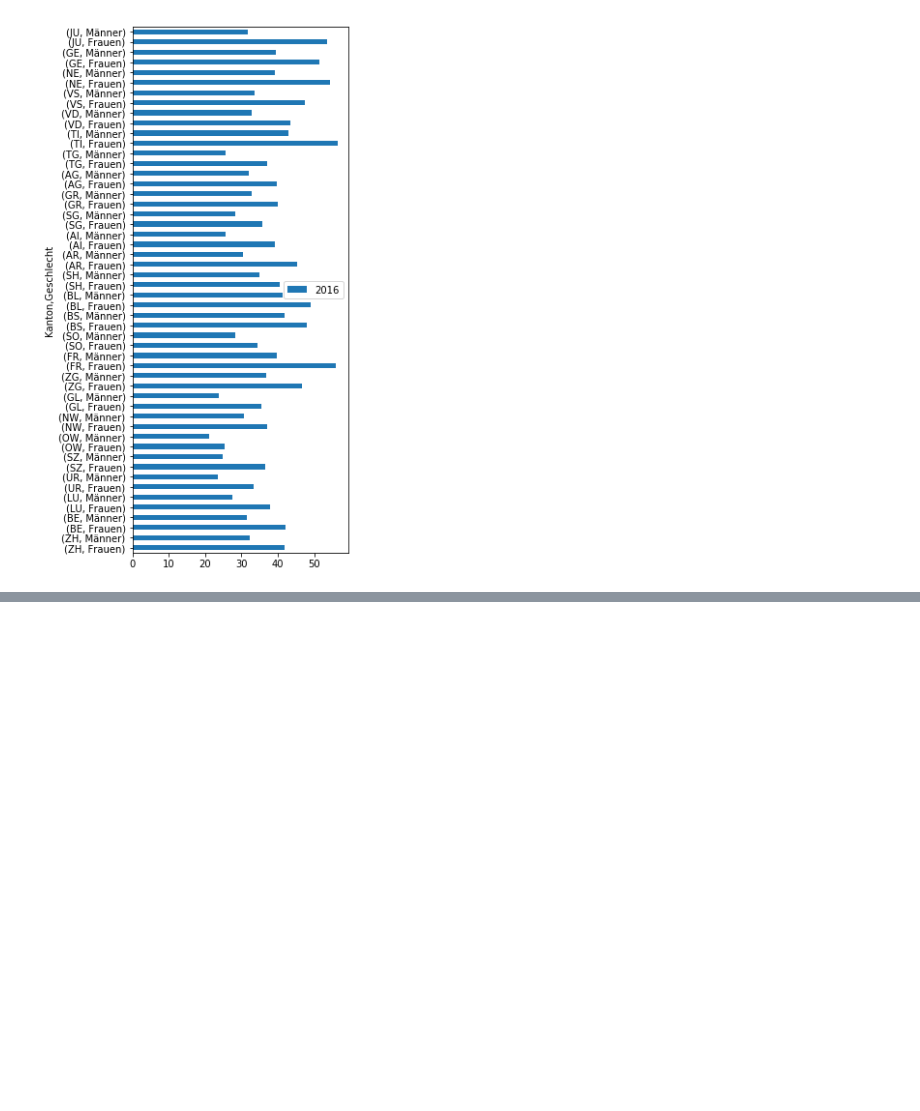
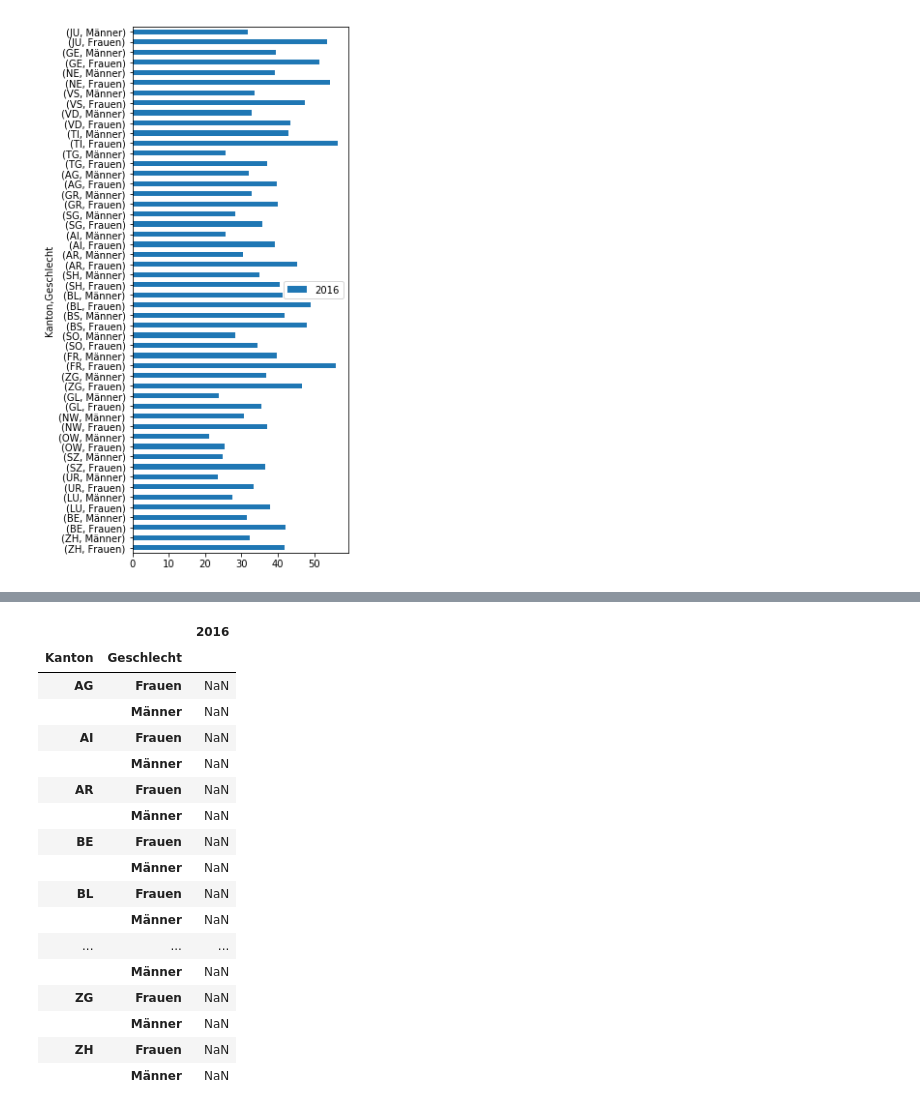
Before and after one commit to xeophin/lede-data-studio, a Jupyter notebook: code/01-university-eligibility/project-1.ipynb, the cells around one changed output, grey strips where cells are left out. Saved outputs shown, nothing was run; the diff lists cells and outputs as text; code cells hidden in the pictures; blank space fills up the shorter version.

```diff
--- a/code/01-university-eligibility/project-1.ipynb
+++ b/code/01-university-eligibility/project-1.ipynb
@@ -52,0 +76,24 @@ df.loc[:,['2016']].plot(kind='barh', figsize=(4,10))
+# %%
+# Per suggestion of Patrice: calculate difference between men and women
+# Slicing as per http://stackoverflow.com/questions/14964493/multiindex-based-indexing-in-pandas
+All = slice(None)
+df.loc[(All,'Männer'),['2016']] - df.loc[(All, 'Frauen'),['2016']]
+# %% [output]
+|  |  | 2016 |
+| Kanton | Geschlecht |  |
+| AG | Frauen | NaN |
+|  | Männer | NaN |
+| AI | Frauen | NaN |
+|  | Männer | NaN |
+| AR | Frauen | NaN |
+|  | Männer | NaN |
+| BE | Frauen | NaN |
+|  | Männer | NaN |
+| BL | Frauen | NaN |
+|  | Männer | NaN |
+| ... | ... | ... |
+|  | Männer | NaN |
+| ZG | Frauen | NaN |
+|  | Männer | NaN |
+| ZH | Frauen | NaN |
+|  | Männer | NaN |
```
Also changed, not shown: parts of 11 cells of this notebook.
